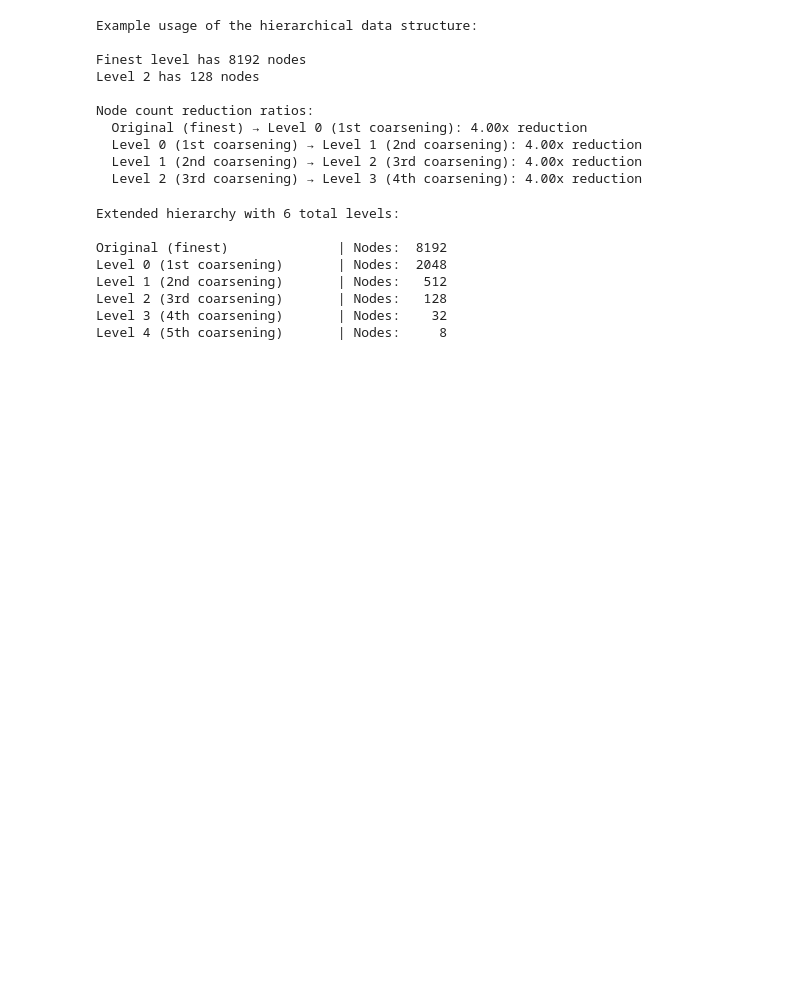
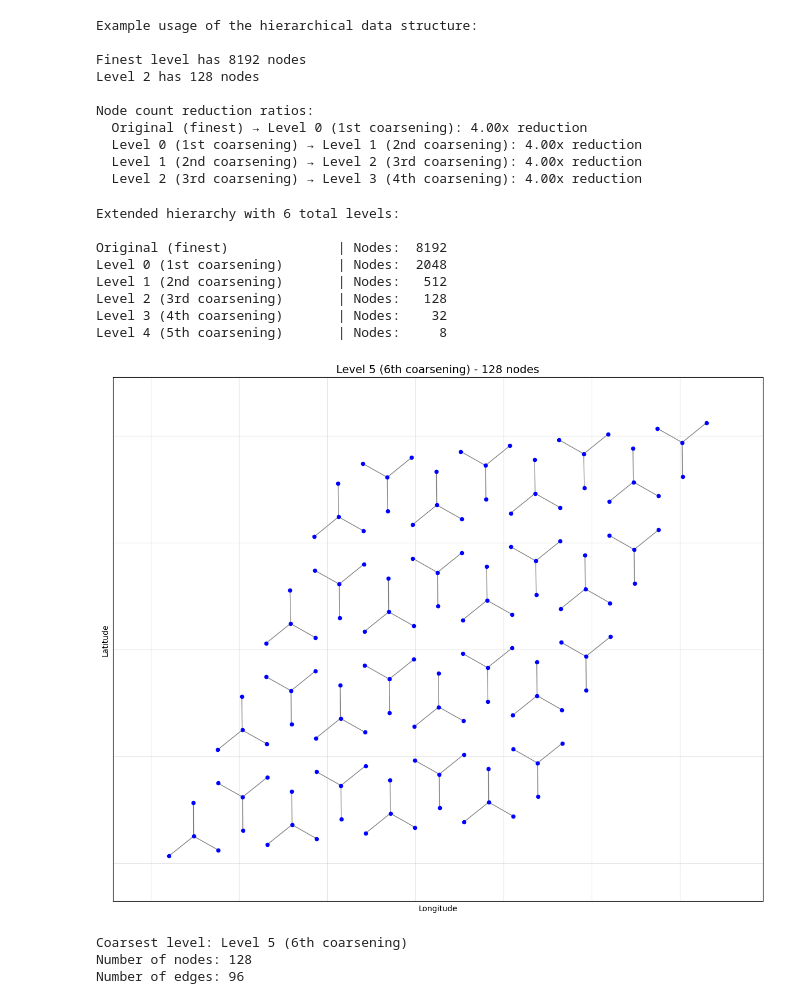
Before and after one commit to observingClouds/mllam-exps-ShCu, a Jupyter notebook: analysis/icon_grid_coarsening.ipynb, the cells around one changed output. Cells and saved outputs as stored; diff of their text form; code cells hidden in the pictures; blank space fills up the shorter version.

```diff
--- a/analysis/icon_grid_coarsening.ipynb
+++ b/analysis/icon_grid_coarsening.ipynb
@@ -94,6 +84,21 @@ fig, ax = igc.visualize_multilevel_graph(
 plt.show()
 # %% [output]
 [figure]
+# %%
+# Save the multi-level graph hierarchy to disk
+import pickle
+
+output_path = "../data/multilevel_graph_hierarchy.pkl"
+
+# Save the entire hierarchy
+with open(output_path, 'wb') as f:
+    pickle.dump(all_levels, f)
+
+print(f"Saved {len(all_levels)} graph levels to {output_path}")
+
+# To load later, use:
+# with open(output_path, 'rb') as f:
+#     loaded_levels = pickle.load(f)
 # %% [markdown]
 ## Working with the Multi-Level Hierarchy
 
@@ -169,3 +174,41 @@ Level 1 (2nd coarsening)       | Nodes:   512
 Level 2 (3rd coarsening)       | Nodes:   128
 Level 3 (4th coarsening)       | Nodes:    32
 Level 4 (5th coarsening)       | Nodes:     8
+# %%
+import pickle
+output_path = "../data/multilevel_graph_hierarchy.domain03.pkl"
+with open(output_path, 'rb') as f:
+    loaded_levels = pickle.load(f)
+# %%
+import networkx as nx
+
+# Visualize only the coarsest level from loaded_levels
+coarsest_level = loaded_levels[6]
+
+# Create a simple visualization of just the coarsest level
+fig, ax = plt.subplots(figsize=(12, 10))
+
+# Extract graph and positions
+G = coarsest_level['graph']
+pos = coarsest_level['pos']
+
+# Draw the graph
+nx.draw_networkx_nodes(G, pos, node_size=20, node_color='blue', ax=ax)
+nx.draw_networkx_edges(G, pos, width=1, alpha=0.5, ax=ax)
+
+ax.set_title(f"{coarsest_level['name']} - {G.number_of_nodes()} nodes", fontsize=14)
+ax.set_xlabel('Longitude')
+ax.set_ylabel('Latitude')
+ax.grid(True, alpha=0.3)
+
+plt.tight_layout()
+plt.show()
+
+print(f"Coarsest level: {coarsest_level['name']}")
+print(f"Number of nodes: {G.number_of_nodes()}")
+print(f"Number of edges: {G.number_of_edges()}")
+# %% [output]
+[figure, added]
+Coarsest level: Level 5 (6th coarsening)
+Number of nodes: 128
+Number of edges: 96
```
Also changed, not shown: parts of 10 cells of this notebook, 14 other files.
